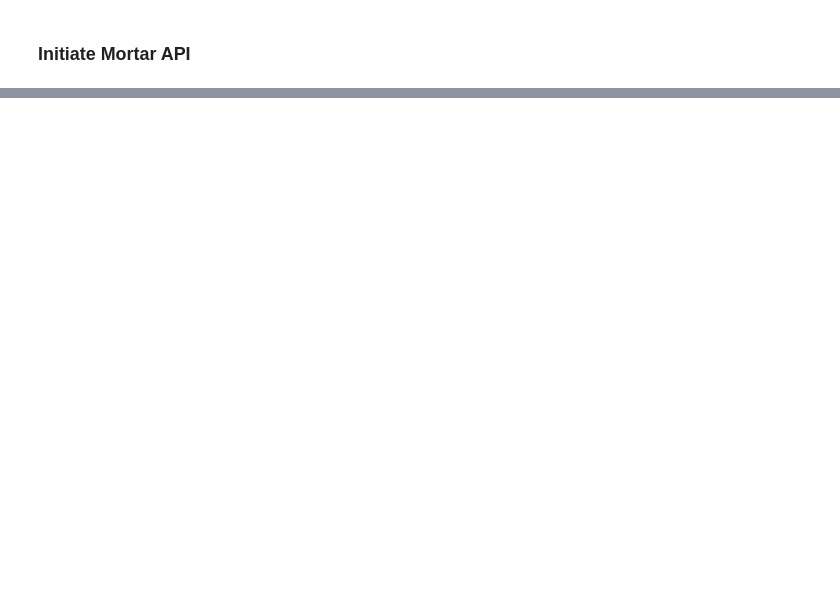
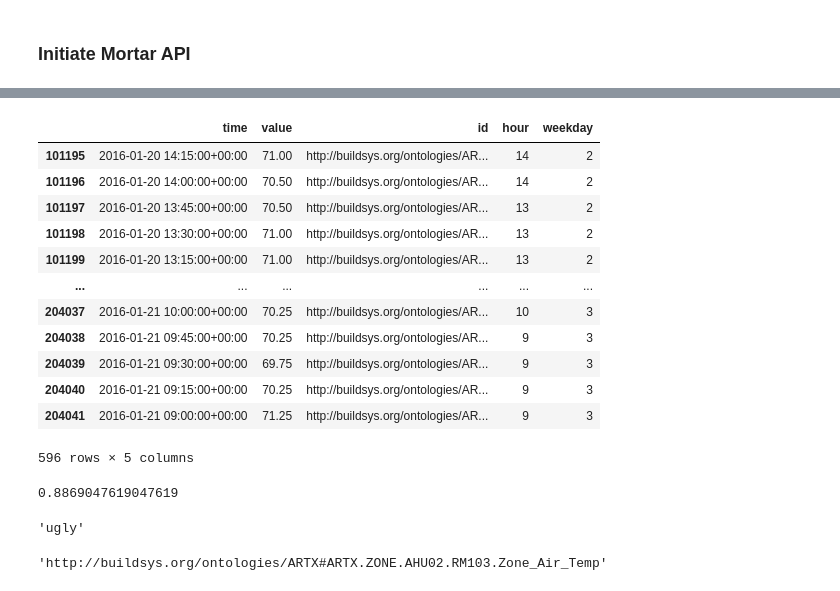
Before and after one commit to ruijis/mortardata_comfort_evaluation, a Jupyter notebook: demo.ipynb, the cells around one changed output, grey strips where cells are left out. Saved outputs shown, nothing was run; the diff lists cells and outputs as text; code cells hidden in the pictures; blank space fills up the shorter version.

```diff
--- a/demo.ipynb
+++ b/demo.ipynb
@@ -118,0 +187,32 @@ res.data
+# %%
+df_out = df_occ[(df_occ['value'] < l) | (df_occ['value'] > u)]
+df_out
+# %% [output]
+|  | time | value | id | hour | weekday |
+| 101195 | 2016-01-20 14:15:00+00:00 | 71.00 | http://buildsys.org/ontologies/AR... | 14 | 2 |
+| 101196 | 2016-01-20 14:00:00+00:00 | 70.50 | http://buildsys.org/ontologies/AR... | 14 | 2 |
+| 101197 | 2016-01-20 13:45:00+00:00 | 70.50 | http://buildsys.org/ontologies/AR... | 13 | 2 |
+| 101198 | 2016-01-20 13:30:00+00:00 | 71.00 | http://buildsys.org/ontologies/AR... | 13 | 2 |
+| 101199 | 2016-01-20 13:15:00+00:00 | 71.00 | http://buildsys.org/ontologies/AR... | 13 | 2 |
+| ... | ... | ... | ... | ... | ... |
+| 204037 | 2016-01-21 10:00:00+00:00 | 70.25 | http://buildsys.org/ontologies/AR... | 10 | 3 |
+| 204038 | 2016-01-21 09:45:00+00:00 | 70.25 | http://buildsys.org/ontologies/AR... | 9 | 3 |
+| 204039 | 2016-01-21 09:30:00+00:00 | 69.75 | http://buildsys.org/ontologies/AR... | 9 | 3 |
+| 204040 | 2016-01-21 09:15:00+00:00 | 70.25 | http://buildsys.org/ontologies/AR... | 9 | 3 |
+| 204041 | 2016-01-21 09:00:00+00:00 | 71.25 | http://buildsys.org/ontologies/AR... | 9 | 3 |
+596 rows × 5 columns
+# %%
+p = len(df_out) / len(df_occ)
+p
+# %% [output]
+0.8869047619047619
+# %%
+a='Beautiful, is; better*than\nugly'
+import re
+re.split('; |, |\*|\n',a)[-1]
+# %% [output]
+'ugly'
+# %%
+id
+# %% [output]
+'http://buildsys.org/ontologies/ARTX#ARTX.ZONE.AHU02.RM103.Zone_Air_Temp'
```
Also changed, not shown: parts of 31 cells of this notebook, 8 other files.
